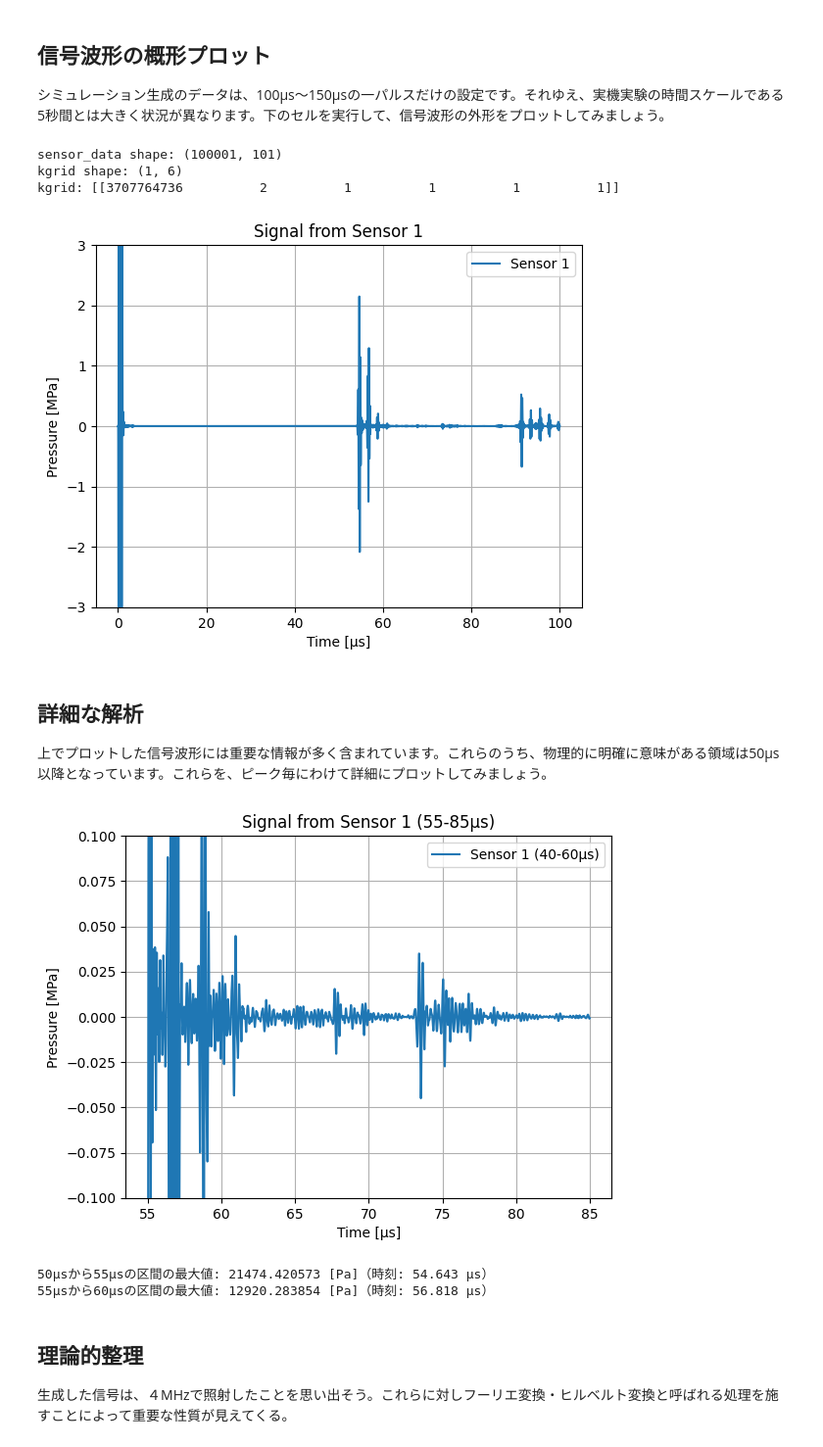
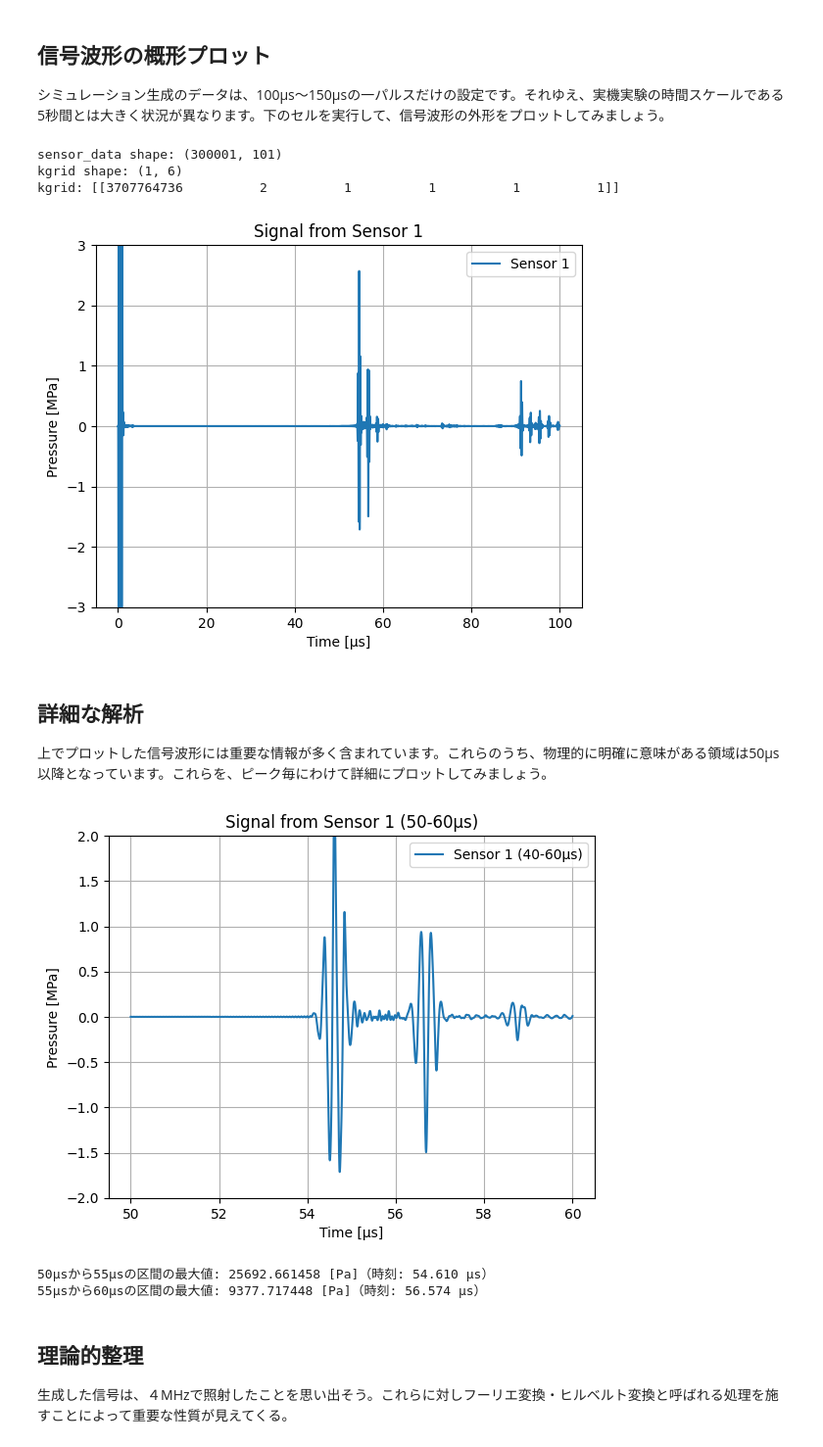
Before and after one commit to yymgc2003/kwavesource2d, a Jupyter notebook: viewer.ipynb, the cells around one changed output. Shown at 98% size. Drawn from its saved outputs; the diff is of its cells as text; code cells hidden in the pictures.

```diff
--- a/viewer.ipynb
+++ b/viewer.ipynb
@@ -60,7 +60,7 @@ import h5py
 import numpy as np
 import matplotlib.pyplot as plt
 
-matfile = '/mnt/matsubara/signal_sandbox/solid_liquid2_003.mat'
+matfile = '/mnt/matsubara/signal_sandbox/solid_liquid2_001.mat'
 
 with h5py.File(matfile, 'r') as f:
     # sensor_dataの取得
@@ -90,17 +90,17 @@ plt.grid(True)
 plt.legend()
 plt.show()
 # %% [output]
-sensor_data shape: (100001, 101)
+sensor_data shape: (300001, 101)
 kgrid shape: (1, 6)
 kgrid: [[3707764736          2          1          1          1          1]]
-[figure, old version]
+[figure, new version]
 # %% [markdown]
 ## 詳細な解析
 上でプロットした信号波形には重要な情報が多く含まれています。これらのうち、物理的に明確に意味がある領域は50μs以降となっています。これらを、ピーク毎にわけて詳細にプロットしてみましょう。
 # %%
 
-start_us = 40  # 開始時間 [μs]
-end_us = 60    # 終了時間 [μs]
+start_us = 50  # 開始時間 [μs]
+end_us = 60   # 終了時間 [μs]
 # インデックス範囲を計算
 start_idx = np.searchsorted(t_array * 1e6, start_us)
 end_idx = np.searchsorted(t_array * 1e6, end_us)
@@ -117,36 +117,36 @@ plt.grid(True)
 plt.legend()
 plt.show()
 # 50μsから55μs、55μsから60μsの区間ごとに信号の最大値とその時刻を出力する
 
 # 50μsから55μsの区間
 start_us_1 = 50
 end_us_1 = 55
 start_idx_1 = np.searchsorted(t_array * 1e6, start_us_1)
 end_idx_1 = np.searchsorted(t_array * 1e6, end_us_1)
 
 segment1 = sensor_data[start_idx_1:end_idx_1, 16]
 max_val_1 = np.max(segment1)
 max_idx_1 = np.argmax(segment1)
 max_time_1 = t_array[start_idx_1 + max_idx_1] * 1e6  # [μs]
 
 print(f"{start_us_1}μsから{end_us_1}μsの区間の最大値: {max_val_1:.6f} [Pa]（時刻: {max_time_1:.3f} μs）")
 
 # 55μsから60μsの区間
 start_us_2 = 55
 end_us_2 = 60
 start_idx_2 = np.searchsorted(t_array * 1e6, start_us_2)
 end_idx_2 = np.searchsorted(t_array * 1e6, end_us_2)
 
 segment2 = sensor_data[start_idx_2:end_idx_2, 16]
 max_val_2 = np.max(segment2)
 max_idx_2 = np.argmax(segment2)
 max_time_2 = t_array[start_idx_2 + max_idx_2] * 1e6  # [μs]
 
 print(f"{start_us_2}μsから{end_us_2}μsの区間の最大値: {max_val_2:.6f} [Pa]（時刻: {max_time_2:.3f} μs）")
 # %% [output]
-[figure, old version]
+[figure, new version]
-50μsから55μsの区間の最大値: 21474.420573 [Pa]（時刻: 54.643 μs）
-55μsから60μsの区間の最大値: 12920.283854 [Pa]（時刻: 56.818 μs）
+50μsから55μsの区間の最大値: 25692.661458 [Pa]（時刻: 54.610 μs）
+55μsから60μsの区間の最大値: 9377.717448 [Pa]（時刻: 56.574 μs）
 # %% [markdown]
 ## 理論的整理
 生成した信号は、４MHzで照射したことを思い出そう。これらに対しフーリエ変換・ヒルベルト変換と呼ばれる処理を施すことによって重要な性質が見えてくる。
```
Also changed, not shown: parts of 2 cells of this notebook, 4 other files.
